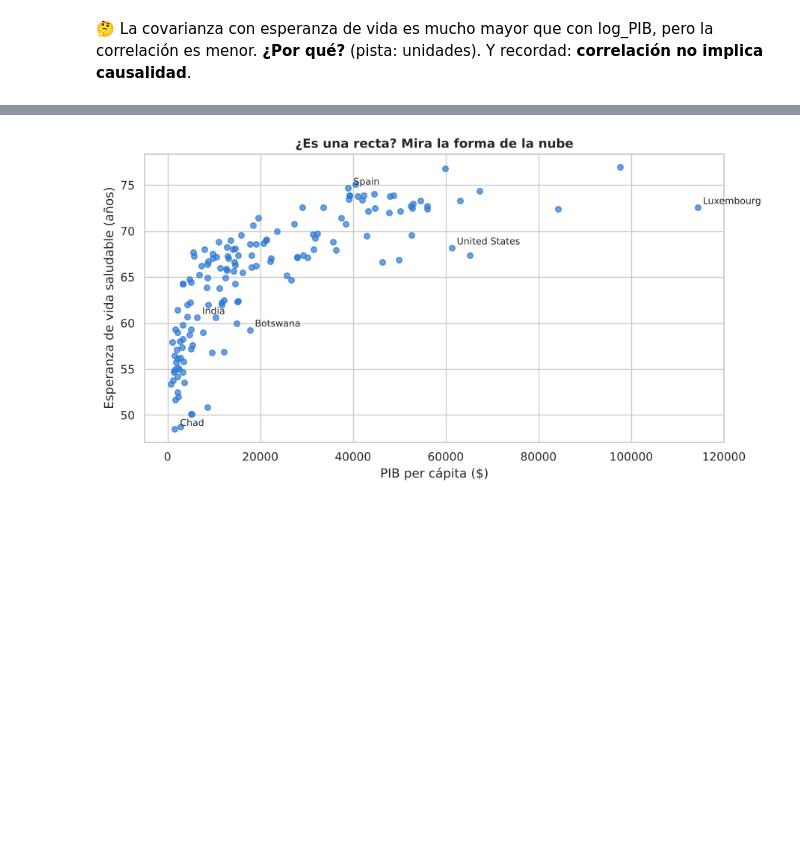
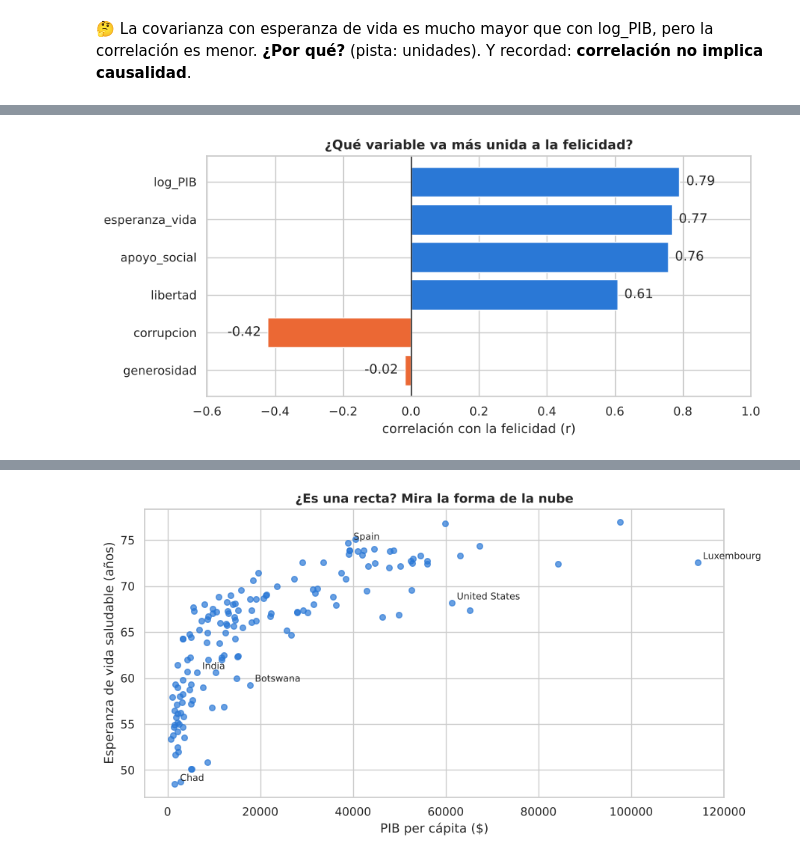
Before and after one commit to DANIFUZZY1975/estadistica-descriptiva-python, a Jupyter notebook: notebooks/02_felicidad_mundial.ipynb, the cells around one changed output, grey strips where cells are left out. Cells and saved outputs as stored; diff of their text form; code cells hidden in the pictures; blank space fills up the shorter version.

```diff
--- a/notebooks/02_felicidad_mundial.ipynb
+++ b/notebooks/02_felicidad_mundial.ipynb
@@ -489,0 +495,8 @@ Correlación felicidad–log_PIB        : 0.79
+# %%
+explicativas = ["log_PIB", "apoyo_social", "esperanza_vida", "libertad", "generosidad", "corrupcion"]
+tabla_r = pd.DataFrame({
+    "r": [df["felicidad"].corr(df[v]) for v in explicativas],
+}, index=explicativas)
+tabla_r["R2"] = tabla_r["r"] ** 2
+tabla_r = tabla_r.sort_values("R2", ascending=False)
+tabla_r.round(3)
@@ -489,0 +511,12 @@ Correlación felicidad–log_PIB        : 0.79
+# %%
+fig, ax = plt.subplots(figsize=(9, 4))
+colores = np.where(tabla_r["r"] > 0, AZUL, NARANJA)
+ax.barh(tabla_r.index[::-1], tabla_r["r"][::-1], color=colores[::-1])
+ax.axvline(0, color="#333333", lw=1)
+for i, r in enumerate(tabla_r["r"][::-1]):
+    ax.text(r + (0.02 if r >= 0 else -0.02), i, f"{r:.2f}", va="center", ha="left" if r >= 0 else "right")
+ax.set_xlim(-0.6, 1); ax.set_xlabel("correlación con la felicidad (r)")
+ax.set_title("¿Qué variable va más unida a la felicidad?")
+plt.show()
+# %% [output]
+[figure, added]
```
Also changed, not shown: parts of 18 cells of this notebook, 2 other files.
